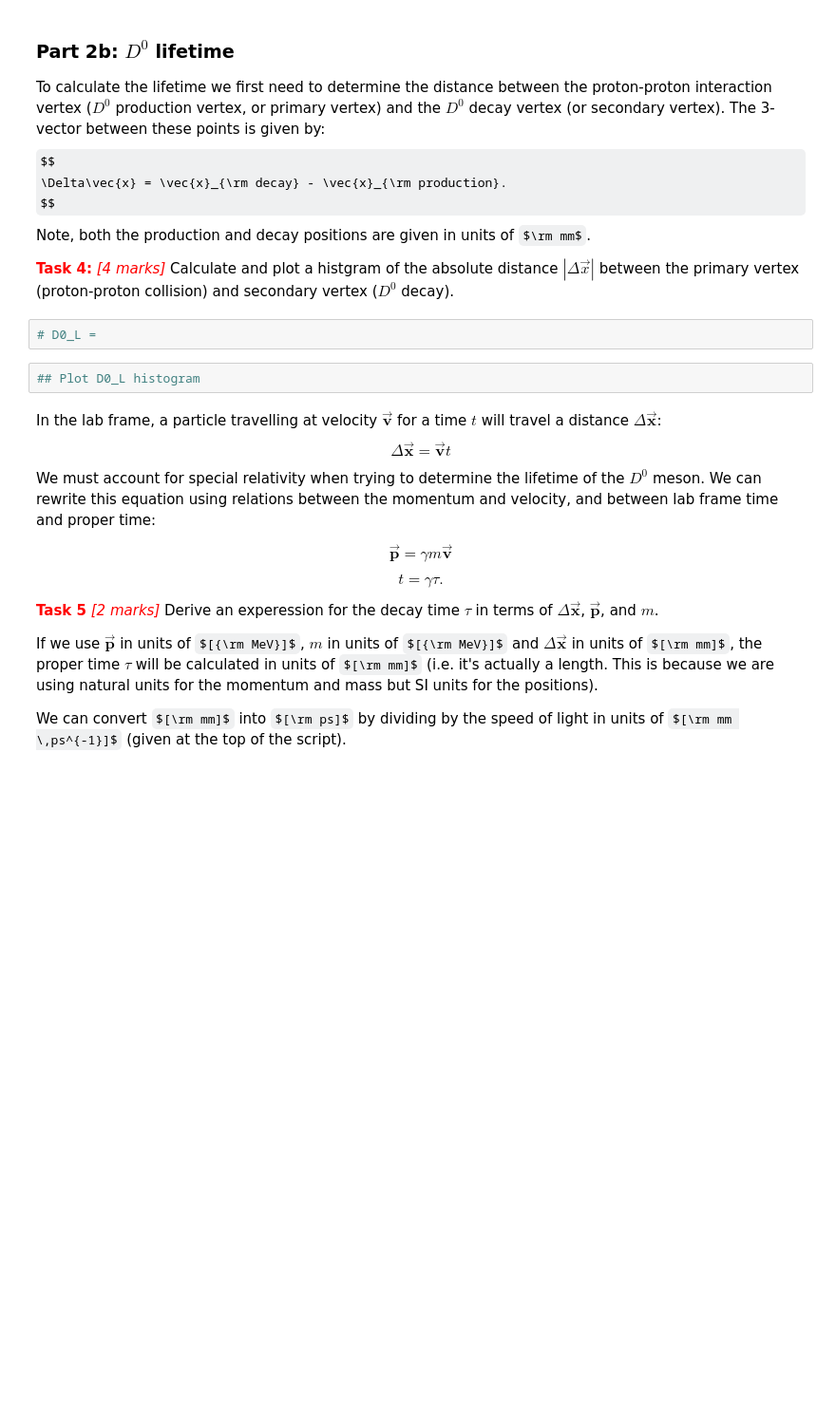
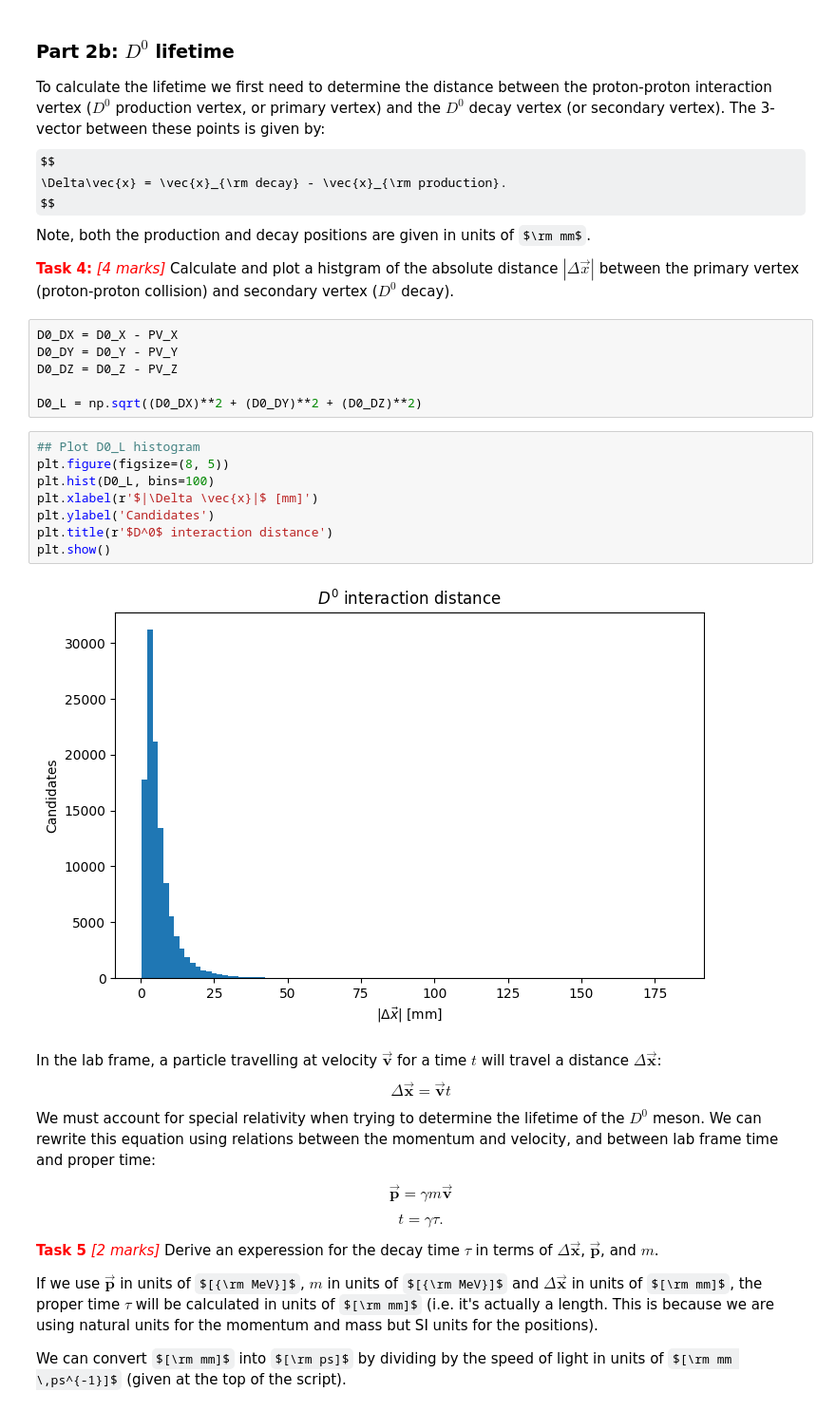
Before and after one commit to kaiheuheu/monashspa, a Jupyter notebook: monashspa/PHS3302/d0_lifetime/d0_lifetime.ipynb, the cells around one changed output. Shown at 95% size. Cells and saved outputs as stored; diff of their text form; some formulas as TeX source; blank space fills up the shorter version.

```diff
--- a/monashspa/PHS3302/d0_lifetime/d0_lifetime.ipynb
+++ b/monashspa/PHS3302/d0_lifetime/d0_lifetime.ipynb
@@ -189,9 +189,21 @@ Note, both the production and decay positions are given in units of $\rm mm$.
 
 <span style="color:red">**Task 4:** *[4 marks]*</span> Calculate and plot a histgram of the absolute distance $|\Delta\vec{x}|$ between the primary vertex (proton-proton collision) and secondary vertex ($D^0$ decay).
 # %%
-# D0_L =
+D0_DX = D0_X - PV_X
+D0_DY = D0_Y - PV_Y
+D0_DZ = D0_Z - PV_Z
+
+D0_L = np.sqrt((D0_DX)**2 + (D0_DY)**2 + (D0_DZ)**2)
 # %%
 ## Plot D0_L histogram
+plt.figure(figsize=(8, 5))
+plt.hist(D0_L, bins=100)
+plt.xlabel(r'$|\Delta \vec{x}|$ [mm]')
+plt.ylabel('Candidates')
+plt.title(r'$D^0$ interaction distance')
+plt.show()
+# %% [output]
+[figure, added]
 # %% [markdown]
 In the lab frame, a particle travelling at velocity $\vec{\mathbf{v}}$ for a time $t$ will travel a distance $\Delta \vec{\mathbf{x}}$:
 $$
```
Also changed, not shown: parts of 4 cells of this notebook, 1 other file.
